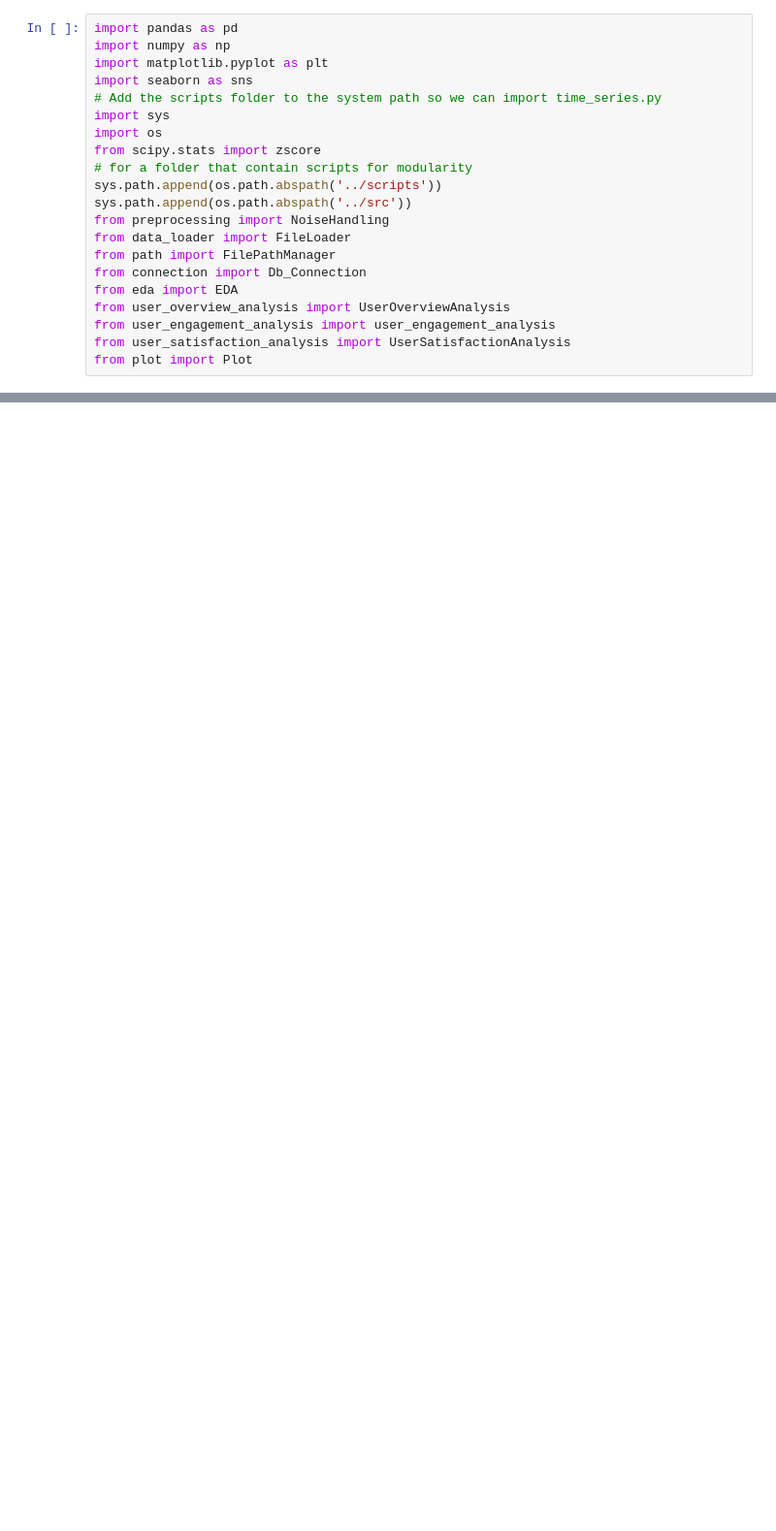
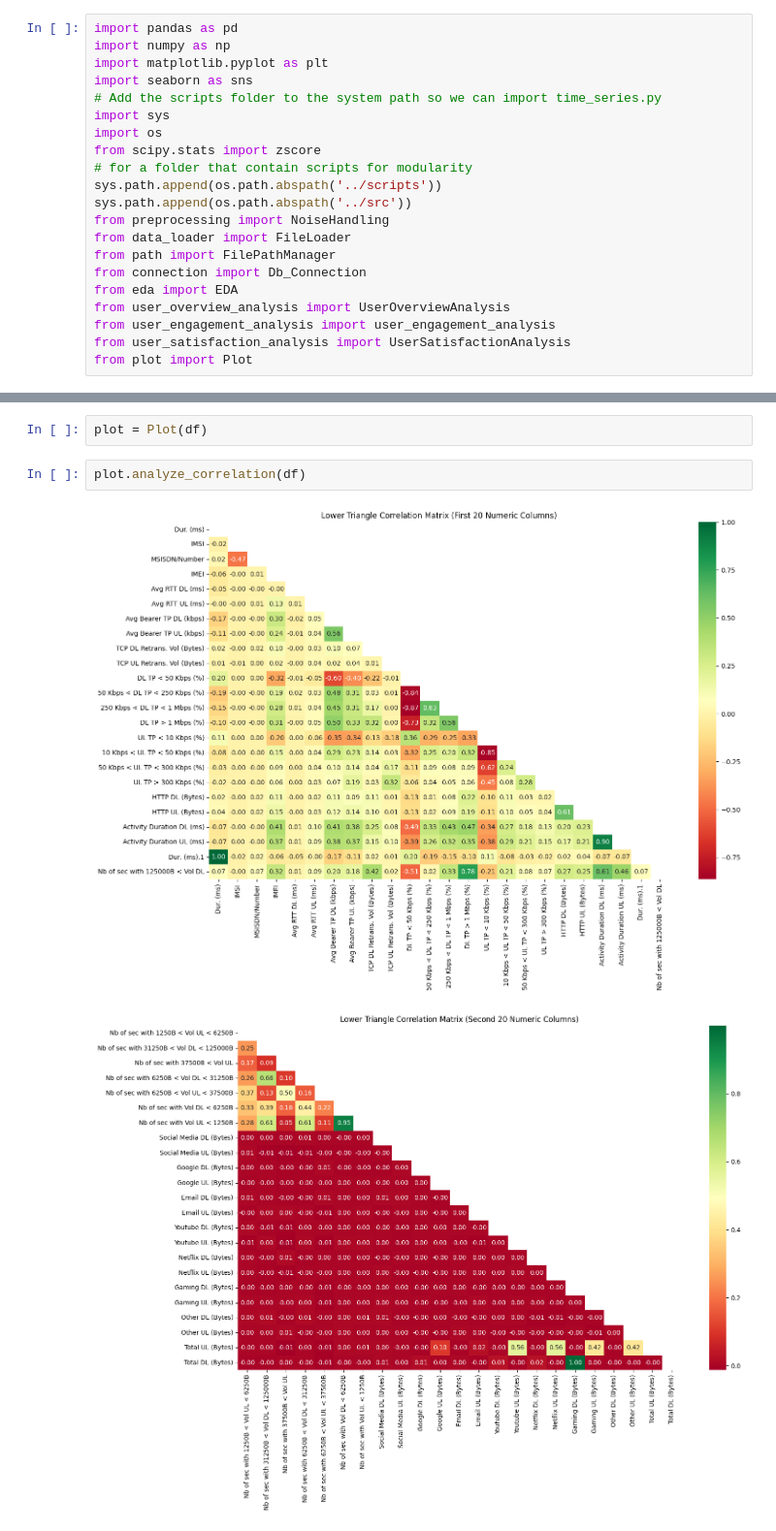
Before and after one commit to amsalugetasew/10_Academy_AI_Mastery_kifiya_Week_2_v1, a Jupyter notebook: Notebooks/main.ipynb, the cells around one changed output, grey strips where cells are left out. Shown at 97% size. Saved outputs shown, nothing was run; the diff lists cells and outputs as text; blank space fills up the shorter version.

```diff
--- a/Notebooks/main.ipynb
+++ b/Notebooks/main.ipynb
@@ -47,0 +423,7 @@ from plot import Plot
+# %%
+plot = Plot(df)
+# %%
+plot.analyze_correlation(df)
+# %% [output]
+[figure, added]
+[figure, added]
```
Also changed, not shown: parts of 55 cells of this notebook.
